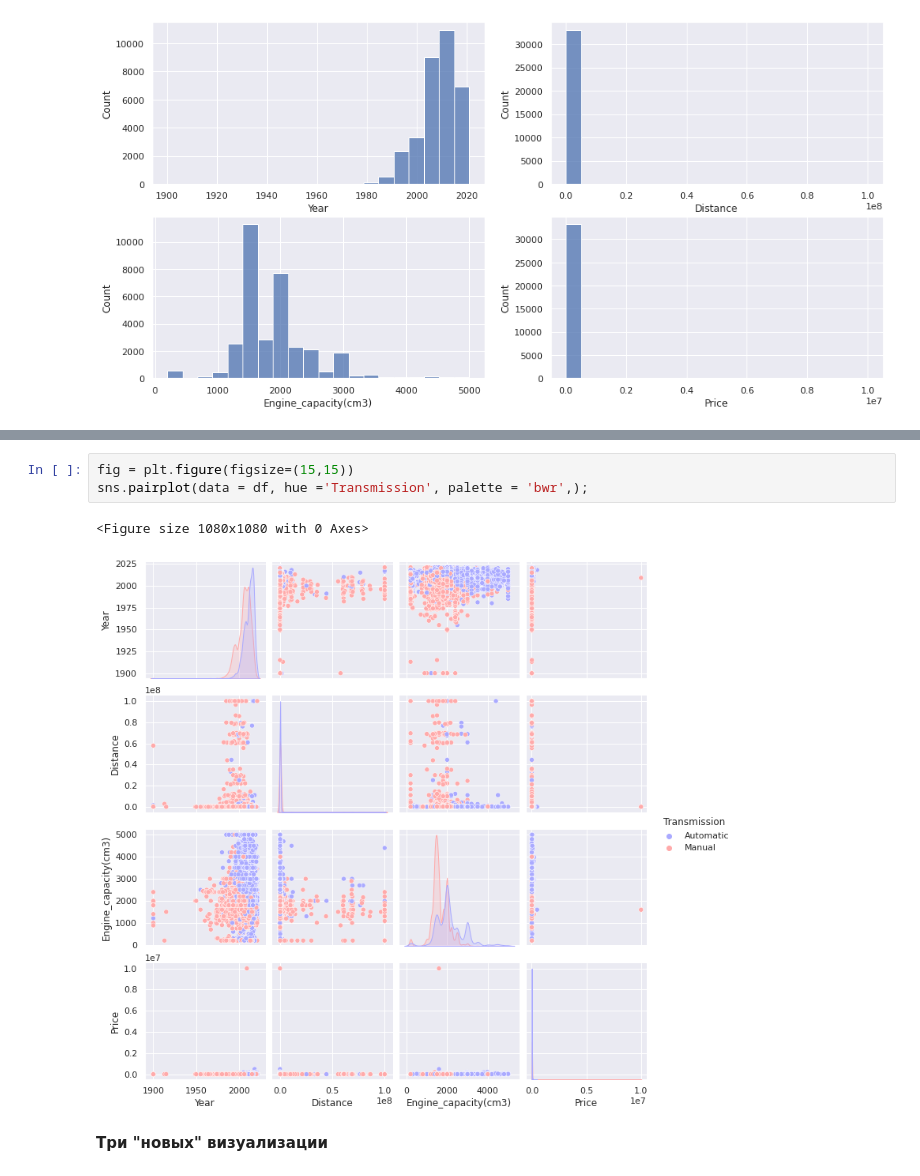
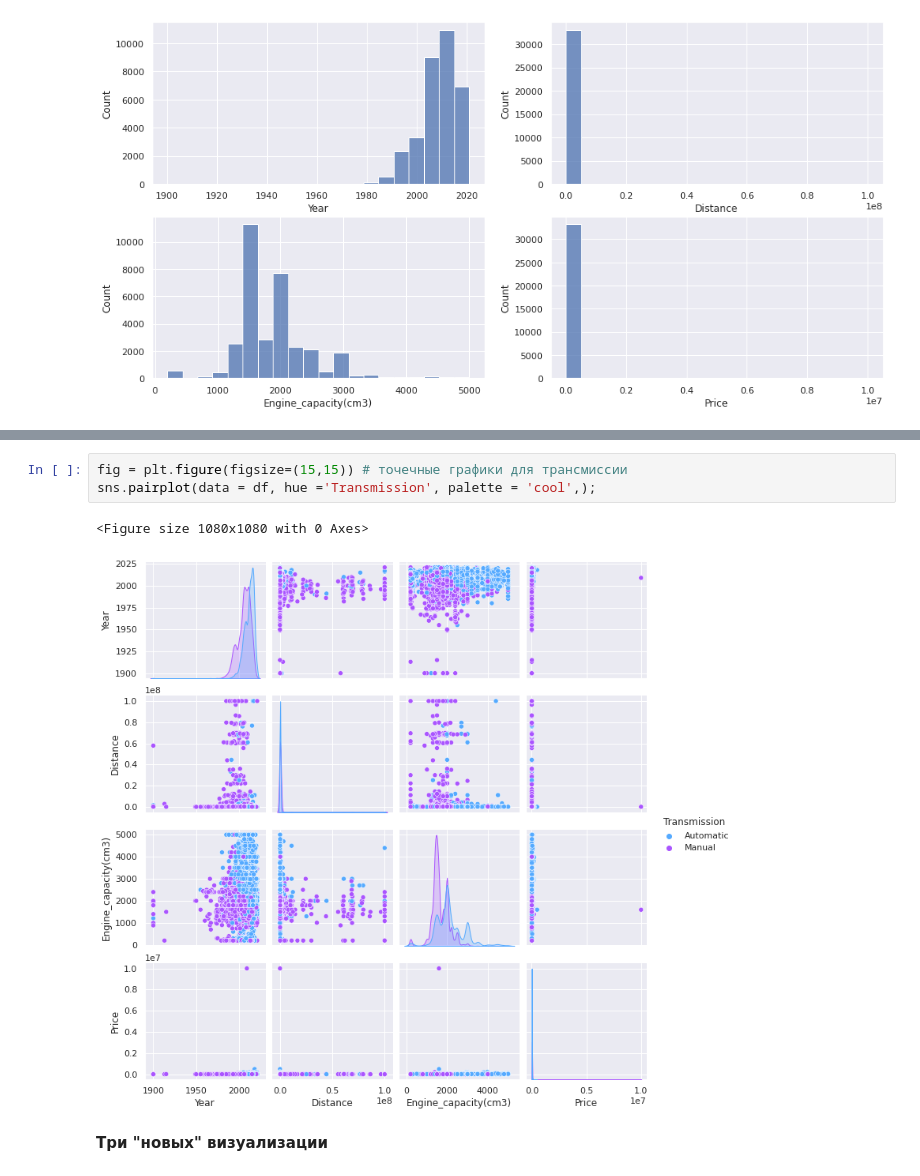
Before and after one commit to rosali3/innopolis_course, a Jupyter notebook: Homework_ML.ipynb, the cells around one changed output, grey strips where cells are left out. Saved outputs shown, nothing was run; the diff lists cells and outputs as text.

```diff
--- a/Homework_ML.ipynb
+++ b/Homework_ML.ipynb
@@ -136,9 +116,9 @@ df
 # %%
-fig = plt.figure(figsize=(15,15))
-sns.pairplot(data = df, hue ='Transmission', palette = 'bwr',);
+fig = plt.figure(figsize=(15,15)) # точечные графики для трансмиссии
+sns.pairplot(data = df, hue ='Transmission', palette = 'cool',);
 # %% [output]
 <Figure size 1080x1080 with 0 Axes>
-[figure, old version]
+[figure, new version]
 # %% [markdown]
 **Три "новых" визуализации**
 # %%
```
Also changed, not shown: parts of 32 cells of this notebook.
